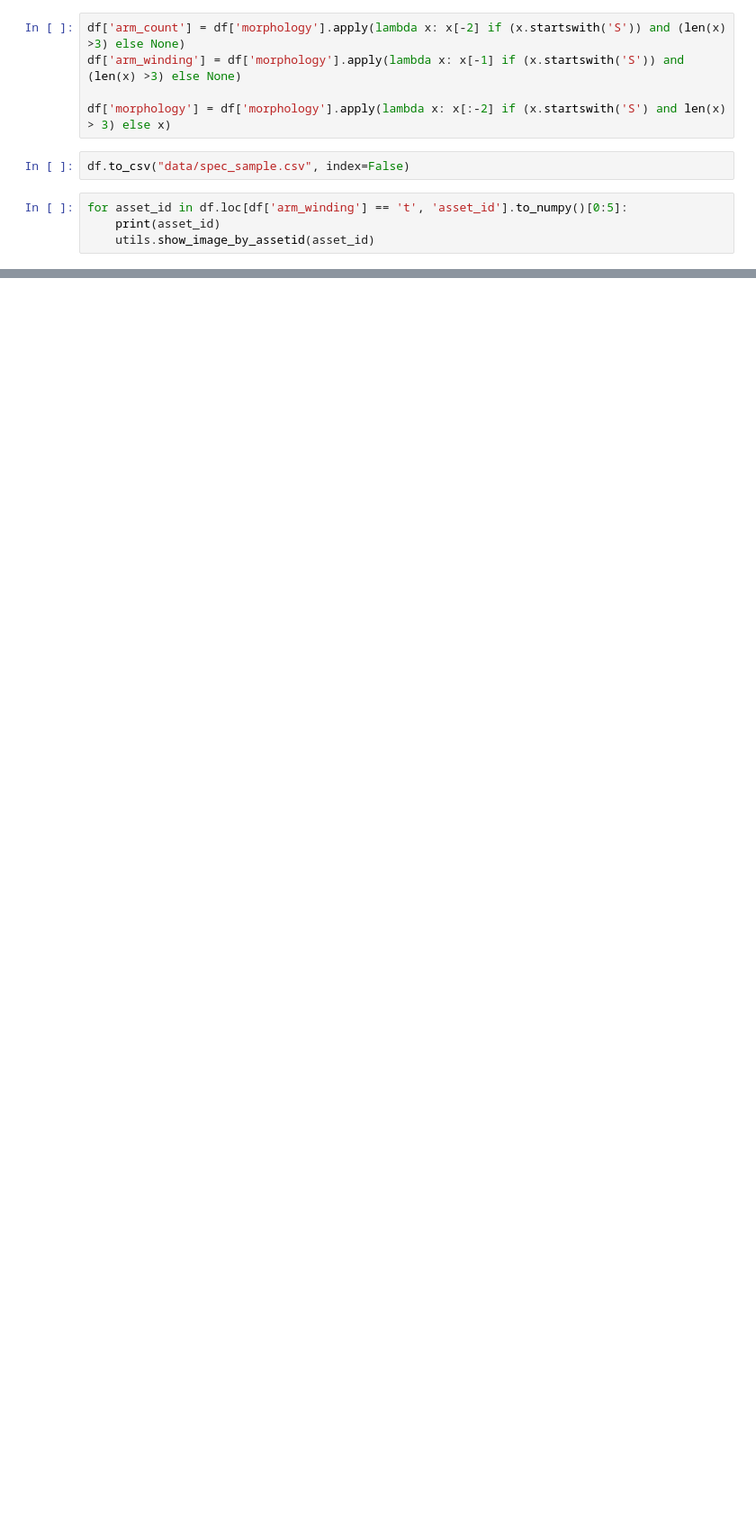
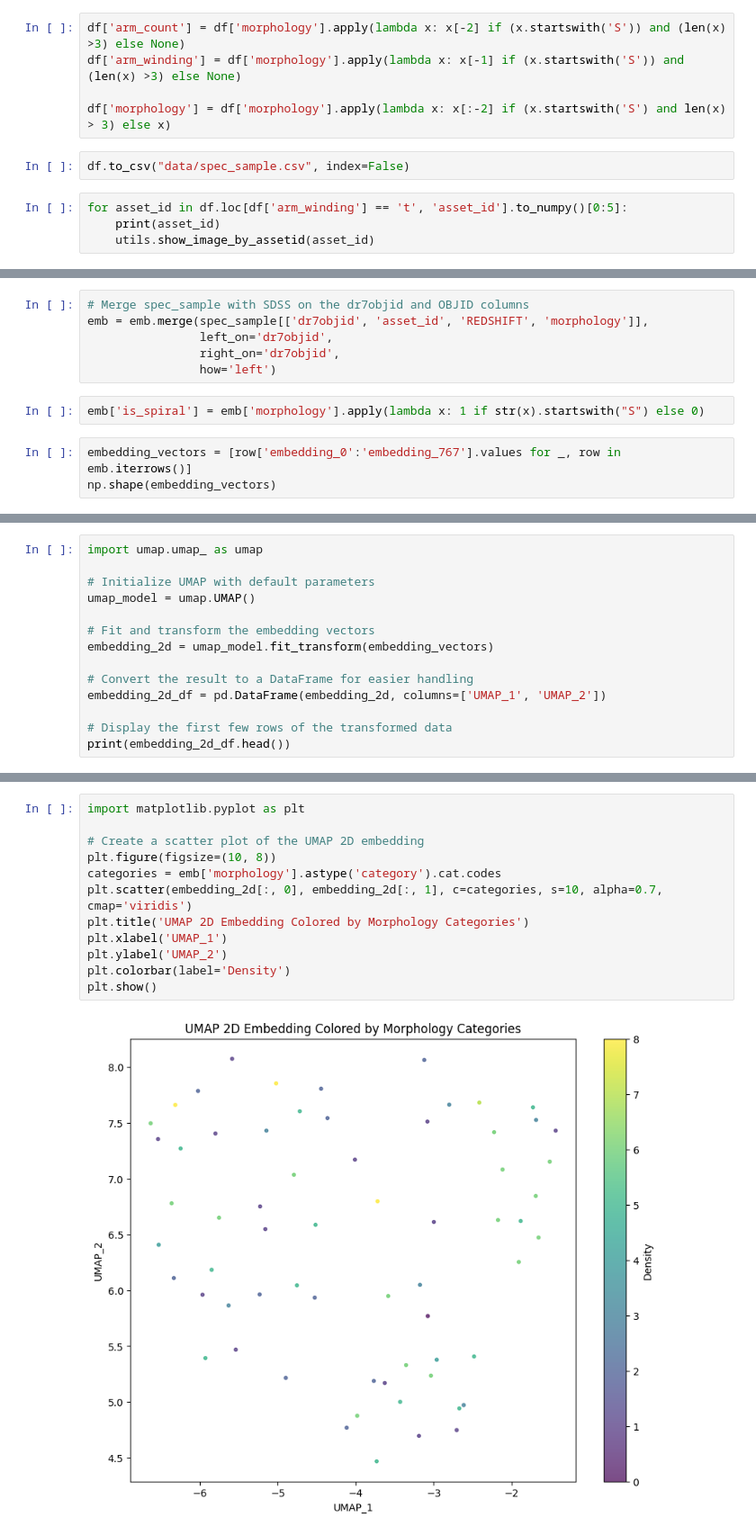
Before and after one commit to nabeelre/SkAI-Pillar1-GalaxyZoo, a Jupyter notebook: nabeel.ipynb, the cells around one changed output, grey strips where cells are left out. Shown at 90% size. Cells and saved outputs as stored; diff of their text form; blank space fills up the shorter version.

```diff
--- a/nabeel.ipynb
+++ b/nabeel.ipynb
@@ -107,0 +114,11 @@ for asset_id in df.loc[df['arm_winding'] == 't', 'asset_id'].to_numpy()[0:5]:
+# %%
+# Merge spec_sample with SDSS on the dr7objid and OBJID columns
+emb = emb.merge(spec_sample[['dr7objid', 'asset_id', 'REDSHIFT', 'morphology']],
+                left_on='dr7objid',
+                right_on='dr7objid',
+                how='left')
+# %%
+emb['is_spiral'] = emb['morphology'].apply(lambda x: 1 if str(x).startswith("S") else 0)
+# %%
+embedding_vectors = [row['embedding_0':'embedding_767'].values for _, row in emb.iterrows()]
+np.shape(embedding_vectors)
@@ -107,0 +165,14 @@ for asset_id in df.loc[df['arm_winding'] == 't', 'asset_id'].to_numpy()[0:5]:
+# %%
+import umap.umap_ as umap
+
+# Initialize UMAP with default parameters
+umap_model = umap.UMAP()
+
+# Fit and transform the embedding vectors
+embedding_2d = umap_model.fit_transform(embedding_vectors)
+
+# Convert the result to a DataFrame for easier handling
+embedding_2d_df = pd.DataFrame(embedding_2d, columns=['UMAP_1', 'UMAP_2'])
+
+# Display the first few rows of the transformed data
+print(embedding_2d_df.head())
@@ -107,0 +186,14 @@ for asset_id in df.loc[df['arm_winding'] == 't', 'asset_id'].to_numpy()[0:5]:
+# %%
+import matplotlib.pyplot as plt
+
+# Create a scatter plot of the UMAP 2D embedding
+plt.figure(figsize=(10, 8))
+categories = emb['morphology'].astype('category').cat.codes
+plt.scatter(embedding_2d[:, 0], embedding_2d[:, 1], c=categories, s=10, alpha=0.7, cmap='viridis')
+plt.title('UMAP 2D Embedding Colored by Morphology Categories')
+plt.xlabel('UMAP_1')
+plt.ylabel('UMAP_2')
+plt.colorbar(label='Density')
+plt.show()
+# %% [output]
+[figure, added]
```
Also changed, not shown: parts of 7 cells of this notebook.
